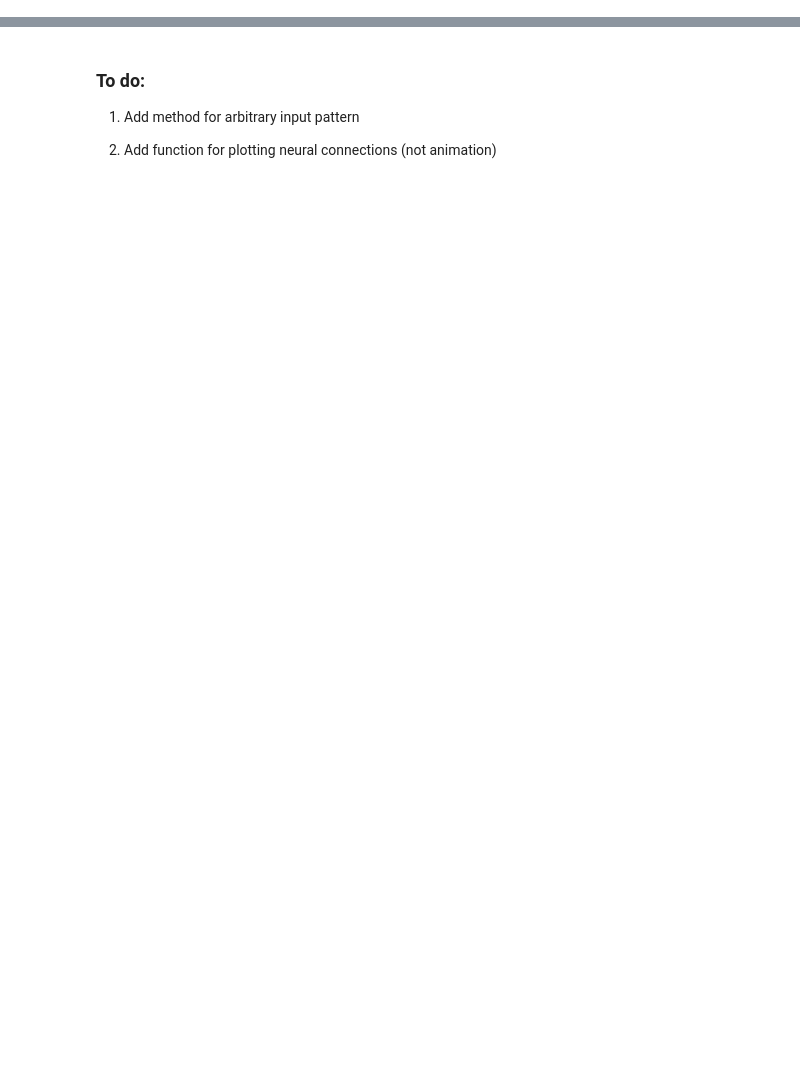
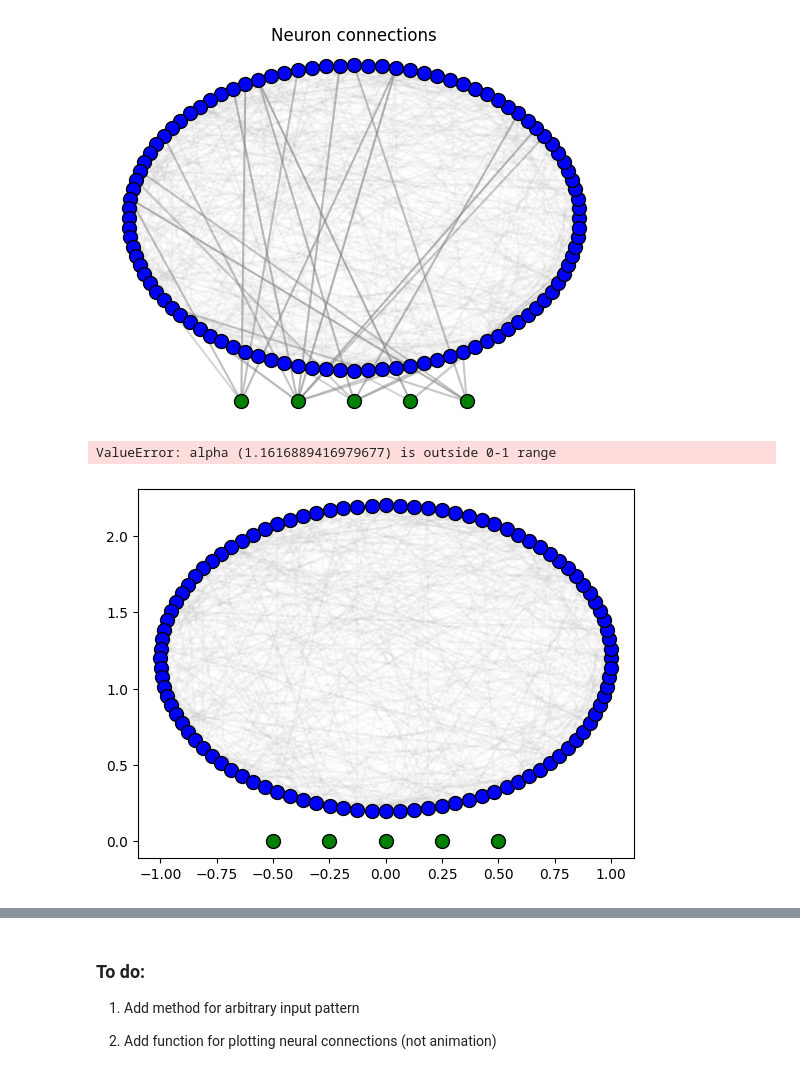
Before and after one commit to LuoZzzzzz/hebbian-learning, a Jupyter notebook: hebb.ipynb, the cells around one changed output, grey strips where cells are left out. Cells and saved outputs as stored; diff of their text form; code cells hidden in the pictures; blank space fills up the shorter version.

```diff
--- a/hebb.ipynb
+++ b/hebb.ipynb
@@ -40,15 +47,25 @@ for neuron in new_input_neurons:
 # %%
 network = NeuralNetwork(size=20, input_size=5, threshold=1.0)
 
 # Load in old connections
 network.input_neurons = new_input_neurons
 network.neurons = new_neurons
 network.input_positions = saved_input_positions
 network.positions = saved_positions
 
+# Plot initial connections
+plot_connections(network)
+
 # Run the simulation, this time with hebbian learning
-input_neuron_history, neuron_history = network.simulate(iterations=500)
+input_neuron_history, neuron_history = network.simulate(iterations=1000)
 # animate(network, input_neuron_history, neuron_history)
+
+# Plot final connections
+plot_connections(network)
+# %% [output]
+[figure, added]
+ValueError: alpha (1.1616889416979677) is outside 0-1 range
+[figure, added]
 # %%
 show_history(network, input_neuron_history, neuron_history)
 # %% [output]
```
Also changed, not shown: parts of 7 cells of this notebook, 2 other files.
